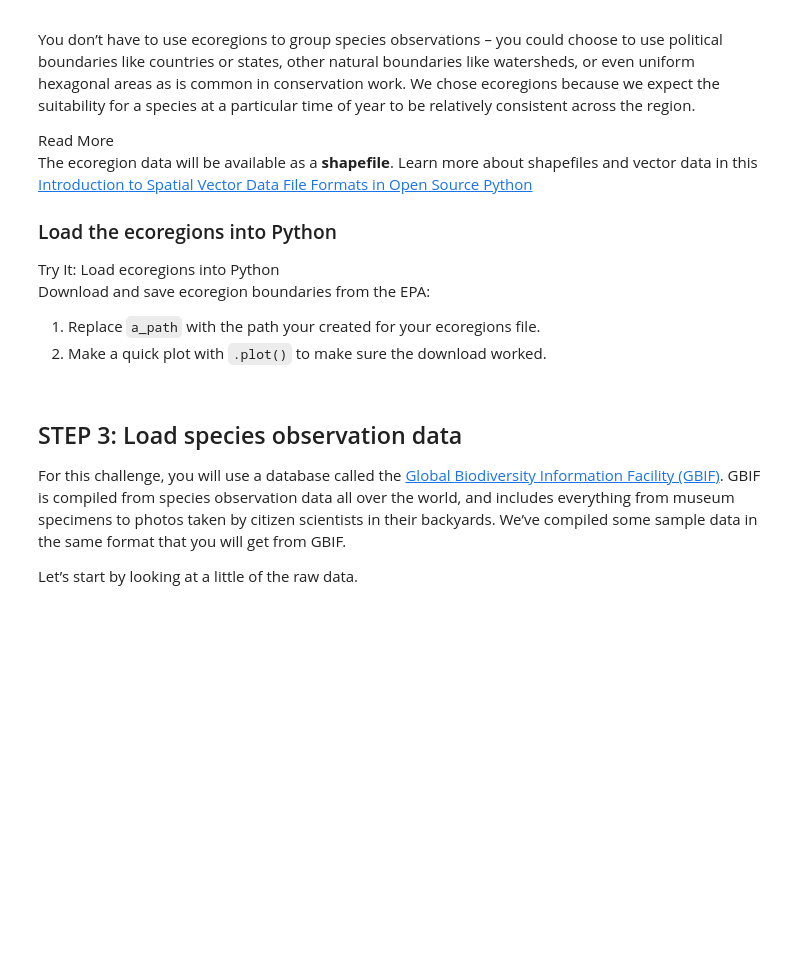
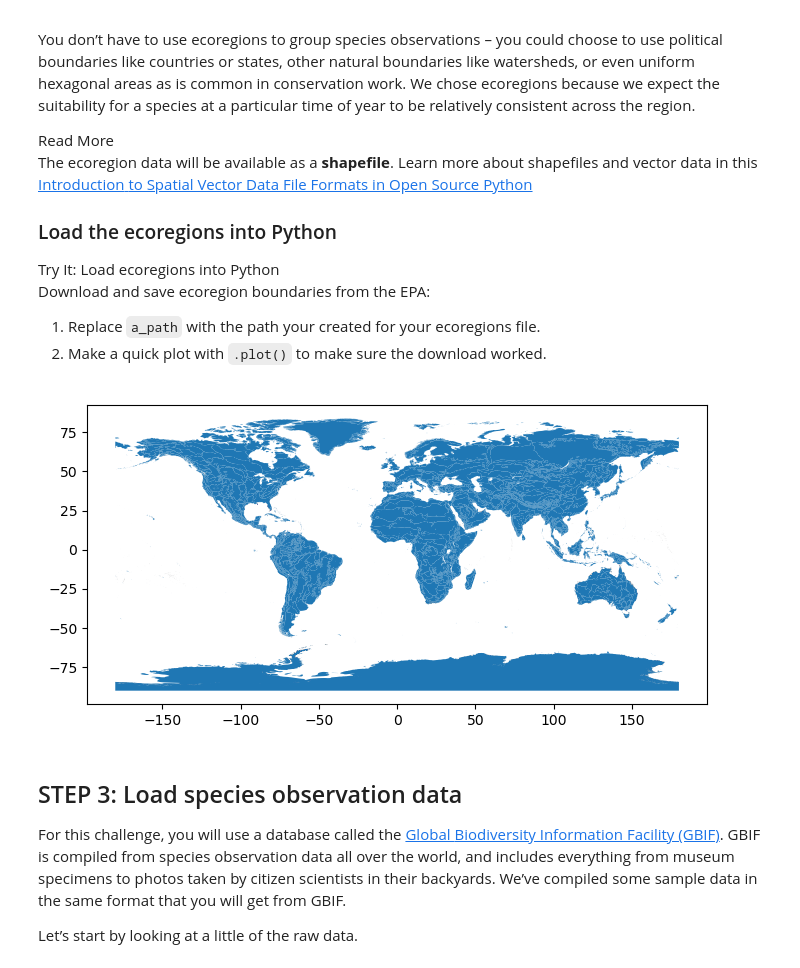
Before and after one commit to earthlab-education/02-migration-tkbravo, a Jupyter notebook: notebooks/migration-31-wrangle.ipynb, the cells around one changed output. Cells and saved outputs as stored; diff of their text form; code cells hidden in the pictures; blank space fills up the shorter version.

```diff
--- a/notebooks/migration-31-wrangle.ipynb
+++ b/notebooks/migration-31-wrangle.ipynb
@@ -122,10 +146,17 @@ ecoregions file.</li>
 download worked.</li>
 </ol></div></div>
 # %%
+# Actual shapefile path (after unzipping the ecoregions ZIP)
+a_path = Path.home() / "Desktop" / "earth-analytics" / "VeeryMigration" / "MigrationData" / "Ecoregions2017.shp"
+
 # Open up the ecoregions boundaries
-gdf = gpd.read_file(a_path)
+ecoregions_gdf = gpd.read_file(a_path)
 
 # Plot the ecoregions quickly to check download
+ecoregions_gdf.plot(figsize=(8,6))
+plt.show()
+# %% [output]
+[figure, added]
 # %% [markdown]
 ## STEP 3: Load species observation data
 
```
Also changed, not shown: parts of 8 cells of this notebook, 4 other files.
